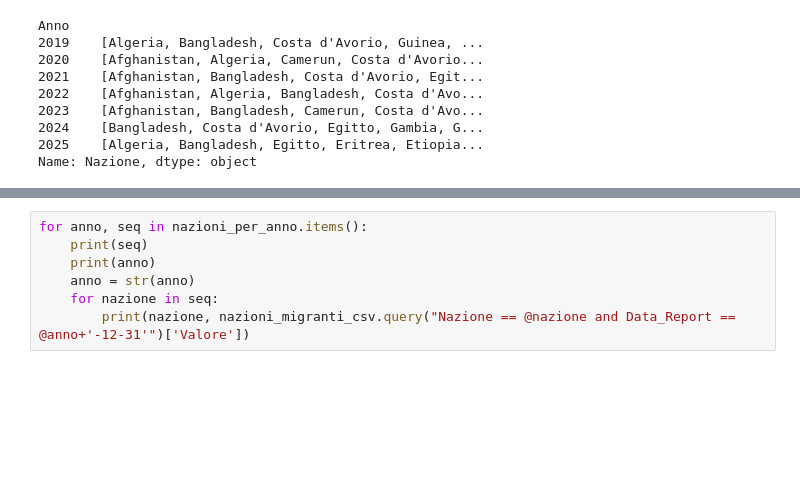
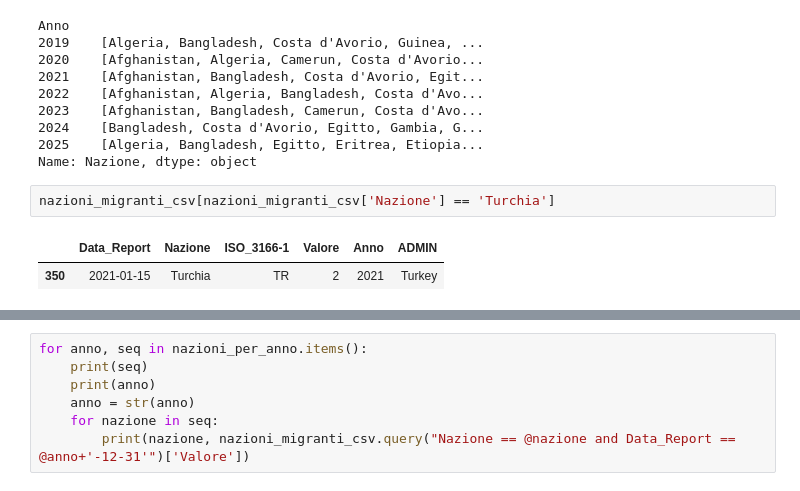
Before and after one commit to enriquetaietta/data-science-unitn, a Jupyter notebook: geospatial-analysis/01B_data_analysis_liberiamoli-tutti_nazionalita.ipynb, the cells around one changed output, grey strips where cells are left out. Saved outputs shown, nothing was run; the diff lists cells and outputs as text; blank space fills up the shorter version.

```diff
--- a/geospatial-analysis/01B_data_analysis_liberiamoli-tutti_nazionalita.ipynb
+++ b/geospatial-analysis/01B_data_analysis_liberiamoli-tutti_nazionalita.ipynb
@@ -22,4 +22,9 @@ Anno
 2024    [Bangladesh, Costa d'Avorio, Egitto, Gambia, G...
 2025    [Algeria, Bangladesh, Egitto, Eritrea, Etiopia...
 Name: Nazione, dtype: object
+# %%
+nazioni_migranti_csv[nazioni_migranti_csv['Nazione'] == 'Turchia']
+# %% [output]
+|  | Data_Report | Nazione | ISO_3166-1 | Valore | Anno | ADMIN |
+| 350 | 2021-01-15 | Turchia | TR | 2 | 2021 | Turkey |
 # %%
```
Also changed, not shown: parts of 17 cells of this notebook, 2 other files.
